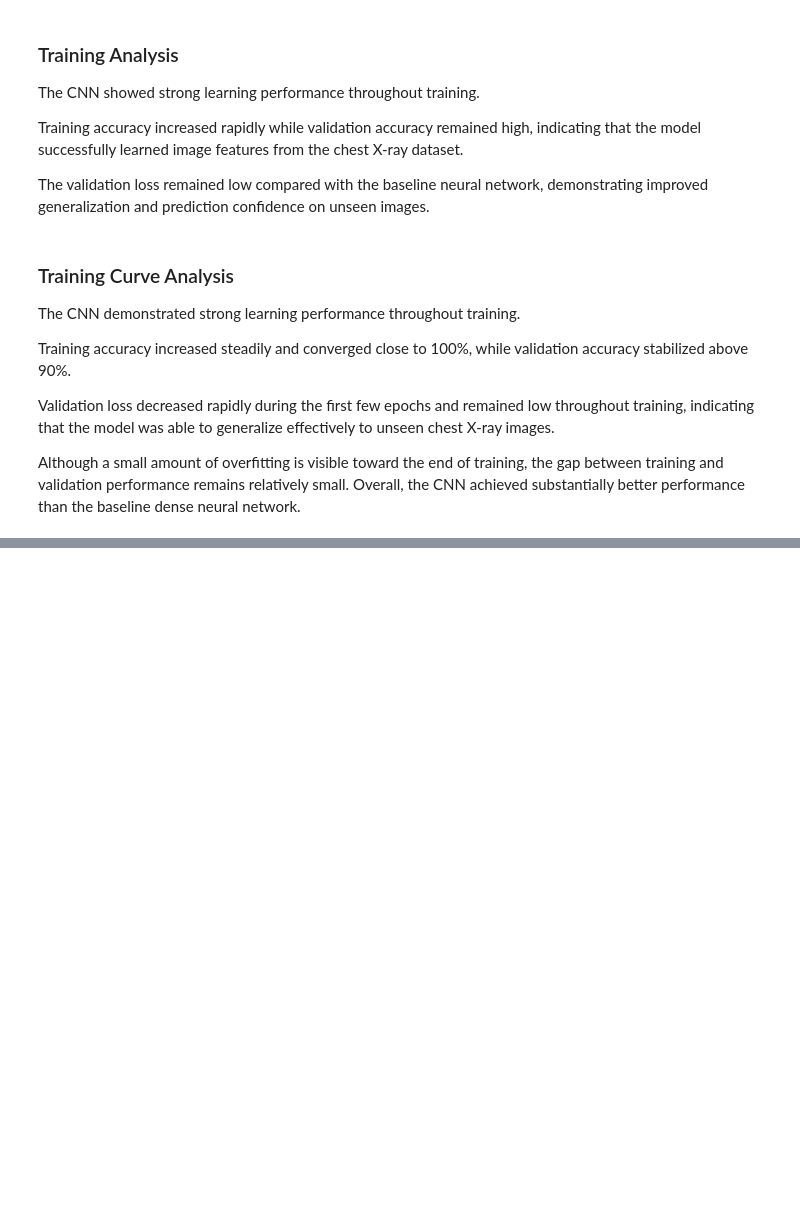
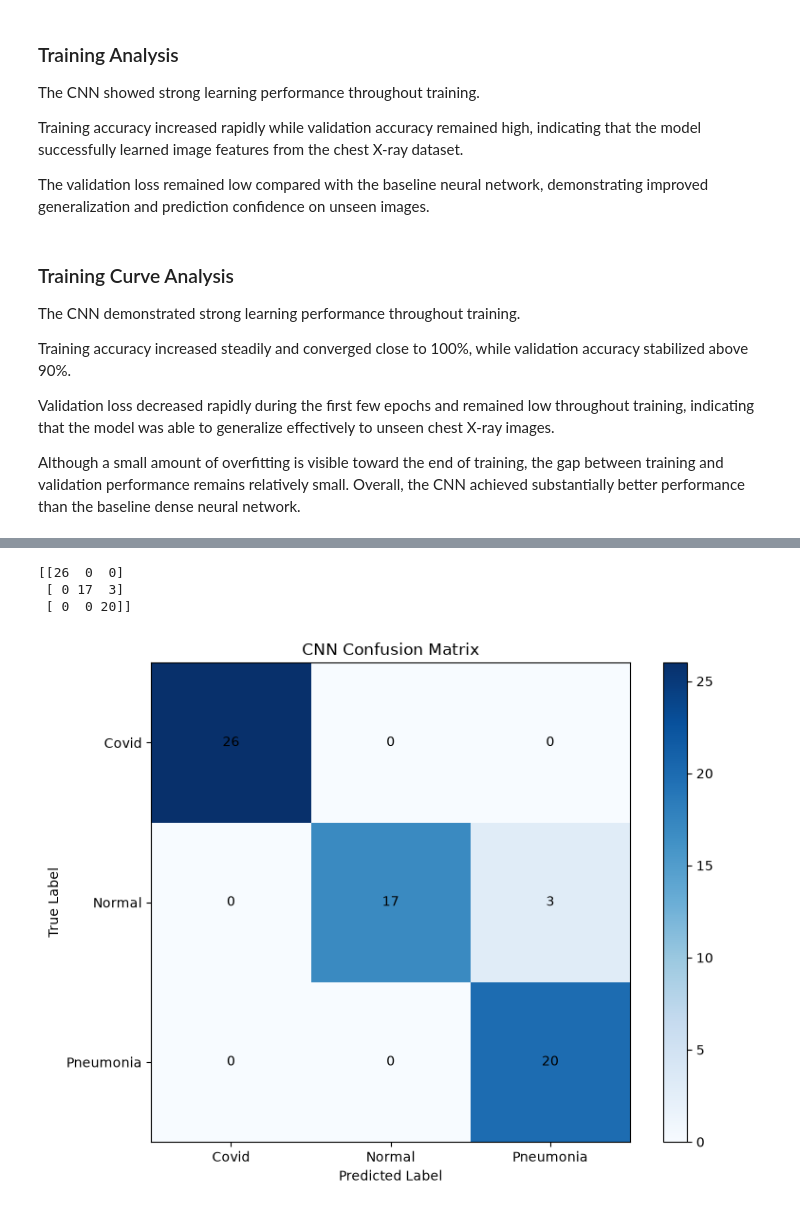
Before and after one commit to WayneFranz77/covid-pneumonia-classifier, a Jupyter notebook: notebooks/covid_pneumonia_classifier.ipynb, the cells around one changed output, grey strips where cells are left out. Drawn from its saved outputs; the diff is of its cells as text; code cells hidden in the pictures; blank space fills up the shorter version.

Commit message:
Add confusion matrix and classification report

```diff
--- a/notebooks/covid_pneumonia_classifier.ipynb
+++ b/notebooks/covid_pneumonia_classifier.ipynb
@@ -441,0 +450,10 @@ Although a small amount of overfitting is visible toward the end of training, th
+# %%
+predictions = cnn_model.predict(test_generator)
+
+predicted_classes = predictions.argmax(axis=1)
+
+true_classes = test_generator.classes
+
+class_labels = list(test_generator.class_indices.keys())
+
+print(class_labels)
@@ -441,0 +475,35 @@ Although a small amount of overfitting is visible toward the end of training, th
+# %%
+cm = confusion_matrix(true_classes, predicted_classes)
+
+print(cm)
+# %% [output]
+[[26  0  0]
+ [ 0 17  3]
+ [ 0  0 20]]
+# %%
+plt.figure(figsize=(8, 6))
+
+plt.imshow(cm, cmap="Blues")
+
+plt.title("CNN Confusion Matrix")
+
+plt.colorbar()
+
+plt.xticks(range(len(class_labels)), class_labels)
+
+plt.yticks(range(len(class_labels)), class_labels)
+
+plt.xlabel("Predicted Label")
+plt.ylabel("True Label")
+
+for i in range(len(class_labels)):
+    for j in range(len(class_labels)):
+        plt.text(j, i, cm[i, j], ha="center", va="center")
+
+plt.tight_layout()
+
+plt.savefig("../images/confusion_matrix.png")
+
+plt.show()
+# %% [output]
+[figure, added]
```
Also changed, not shown: parts of 3 cells of this notebook.
